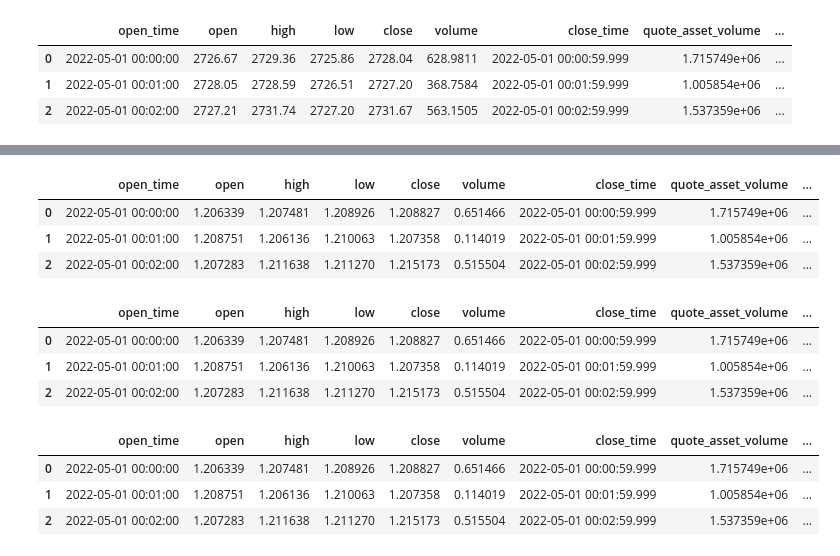
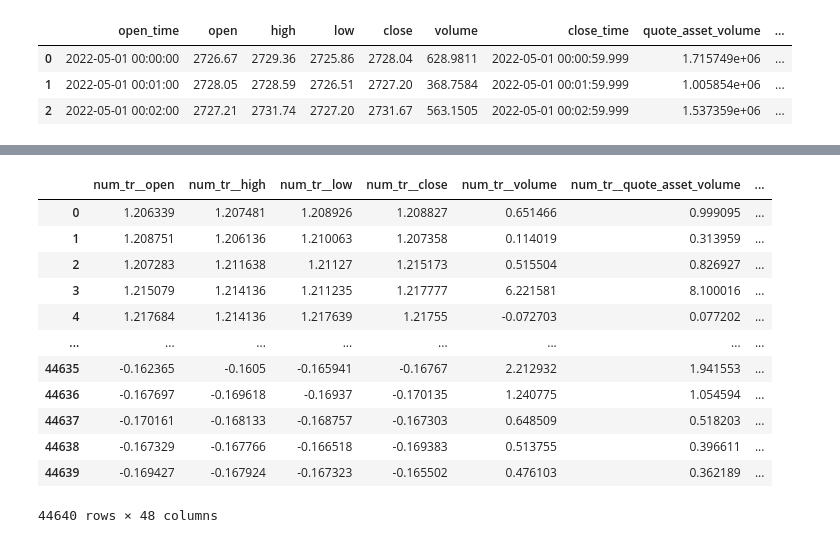
Before and after one commit to CryptoBotTeam889/cryptobot, a Jupyter notebook: notebooks/Data Preprocessing.ipynb, the cells around one changed output, grey strips where cells are left out. Cells and saved outputs as stored; diff of their text form; code cells hidden in the pictures.

Commit message:
Finished Preprocessing Base Pipeline

```diff
--- a/notebooks/Data Preprocessing.ipynb
+++ b/notebooks/Data Preprocessing.ipynb
@@ -152,0 +105,10 @@ df_fg.head(3)
+# %%
+# We could use the fillna method on the DataFrame and specify the method as ffill (forward fill):
+
+# df.fillna(method='ffill')
+# This method propagate[s] last valid observation forward to next valid
+
+#df.fillna(method="bfill")
+# This method propagate[s] last valid observation backward to last valid
+
+df_fg=df_fg.fillna(method="bfill").fillna(method="ffill")
@@ -152,0 +162,3 @@ df_fg.head(3)
+# %%
+X=df_fg.drop(columns="target")
+y=df_fg["target"]
@@ -152,0 +175,24 @@ df_fg.head(3)
+# %%
+# Select num columns to scale:
+from sklearn.compose import make_column_selector
+
+NUM_COL_LIST = X.select_dtypes(include=["float64","int64"]).columns.values.tolist()
+CAT_COL_LIST = ["value_classification"]
+
+# Impute then Scale for numerical variables:
+num_transformer = RobustScaler()
+
+# Encode categorical variables
+
+# Try Ordinal Encoder!!!!
+
+cat_transformer = OneHotEncoder()
+
+# Paralellize "num_transformer" and "One hot encoder"
+preprocessor = ColumnTransformer([
+                                ('num_tr', num_transformer, NUM_COL_LIST),
+                                ('cat_tr', cat_transformer, CAT_COL_LIST)
+                                ],
+                                remainder='passthrough')
+
+preprocessor
@@ -152,0 +215,16 @@ df_fg.head(3)
+# %%
+pd.DataFrame(preprocessor.fit_transform(X), columns=preprocessor.get_feature_names_out())
+# %% [output]
+|  | num_tr__open | num_tr__high | num_tr__low | num_tr__close | num_tr__volume | num_tr__quote_asset_volume | ... |
+| 0 | 1.206339 | 1.207481 | 1.208926 | 1.208827 | 0.651466 | 0.999095 | ... |
+| 1 | 1.208751 | 1.206136 | 1.210063 | 1.207358 | 0.114019 | 0.313959 | ... |
+| 2 | 1.207283 | 1.211638 | 1.21127 | 1.215173 | 0.515504 | 0.826927 | ... |
+| 3 | 1.215079 | 1.214136 | 1.211235 | 1.217777 | 6.221581 | 8.100016 | ... |
+| 4 | 1.217684 | 1.214136 | 1.217639 | 1.21755 | -0.072703 | 0.077202 | ... |
+| ... | ... | ... | ... | ... | ... | ... | ... |
+| 44635 | -0.162365 | -0.1605 | -0.165941 | -0.16767 | 2.212932 | 1.941553 | ... |
+| 44636 | -0.167697 | -0.169618 | -0.16937 | -0.170135 | 1.240775 | 1.054594 | ... |
+| 44637 | -0.170161 | -0.168133 | -0.168757 | -0.167303 | 0.648509 | 0.518203 | ... |
+| 44638 | -0.167329 | -0.167766 | -0.166518 | -0.169383 | 0.513755 | 0.396611 | ... |
+| 44639 | -0.169427 | -0.167924 | -0.167323 | -0.165502 | 0.476103 | 0.362189 | ... |
+44640 rows × 48 columns
@@ -153,25 +241,20 @@ df_fg.head(3)
 # %%
 # Scaling numerical values
 
-COLUMNS_LIST = ["open", "high", "low", "close", "volume", "number_of_trades", "taker_buy_base_asset_volume"]
+NUM_COL_LIST = df_fg.select_dtypes(include=["float64","int64"]).columns
 
 def num_scaler(df_fg, columns):
 
     r_scaler = RobustScaler() # Instanciate Robust Scaler
     r_scaler.fit(df_fg[columns]) # Fit scaler to feature
-    df_fg[COLUMNS_LIST] = r_scaler.transform(df_fg[COLUMNS_LIST]) #Scale
+    df_fg[NUM_COL_LIST] = r_scaler.transform(df_fg[NUM_COL_LIST]) #Scale
     return df_fg
 
-df_fg = num_scaler(df_fg, COLUMNS_LIST)
+df_fg = num_scaler(df_fg, NUM_COL_LIST)
 df_fg.head(3)
-# %% [output]
-|  | open_time | open | high | low | close | volume | close_time | quote_asset_volume | ... |
-| 0 | 2022-05-01 00:00:00 | 1.206339 | 1.207481 | 1.208926 | 1.208827 | 0.651466 | 2022-05-01 00:00:59.999 | 1.715749e+06 | ... |
-| 1 | 2022-05-01 00:01:00 | 1.208751 | 1.206136 | 1.210063 | 1.207358 | 0.114019 | 2022-05-01 00:01:59.999 | 1.005854e+06 | ... |
-| 2 | 2022-05-01 00:02:00 | 1.207283 | 1.211638 | 1.211270 | 1.215173 | 0.515504 | 2022-05-01 00:02:59.999 | 1.537359e+06 | ... |
 # %%
 # Encoding categorical values
-from sklearn.preprocessing import LabelEncoder
+# Build an ordinal encoder
 
 def value_class_encoder(df_fg):
     le = LabelEncoder()
@@ -180,9 +263,4 @@ def value_class_encoder(df_fg):
     return df_fg
 
 df_fg = value_class_encoder(df_fg)
-df_fg.head(3)
+df_fg['value_classification'].unique()
-# %% [output]
-|  | open_time | open | high | low | close | volume | close_time | quote_asset_volume | ... |
-| 0 | 2022-05-01 00:00:00 | 1.206339 | 1.207481 | 1.208926 | 1.208827 | 0.651466 | 2022-05-01 00:00:59.999 | 1.715749e+06 | ... |
-| 1 | 2022-05-01 00:01:00 | 1.208751 | 1.206136 | 1.210063 | 1.207358 | 0.114019 | 2022-05-01 00:01:59.999 | 1.005854e+06 | ... |
-| 2 | 2022-05-01 00:02:00 | 1.207283 | 1.211638 | 1.211270 | 1.215173 | 0.515504 | 2022-05-01 00:02:59.999 | 1.537359e+06 | ... |
@@ -199,7 +266,0 @@ X,y = split_data(df_fg)
-# %%
-X.head(3)
-# %% [output]
-|  | open_time | open | high | low | close | volume | close_time | quote_asset_volume | ... |
-| 0 | 2022-05-01 00:00:00 | 1.206339 | 1.207481 | 1.208926 | 1.208827 | 0.651466 | 2022-05-01 00:00:59.999 | 1.715749e+06 | ... |
-| 1 | 2022-05-01 00:01:00 | 1.208751 | 1.206136 | 1.210063 | 1.207358 | 0.114019 | 2022-05-01 00:01:59.999 | 1.005854e+06 | ... |
-| 2 | 2022-05-01 00:02:00 | 1.207283 | 1.211638 | 1.211270 | 1.215173 | 0.515504 | 2022-05-01 00:02:59.999 | 1.537359e+06 | ... |
```
Also changed, not shown: parts of 25 cells of this notebook.
